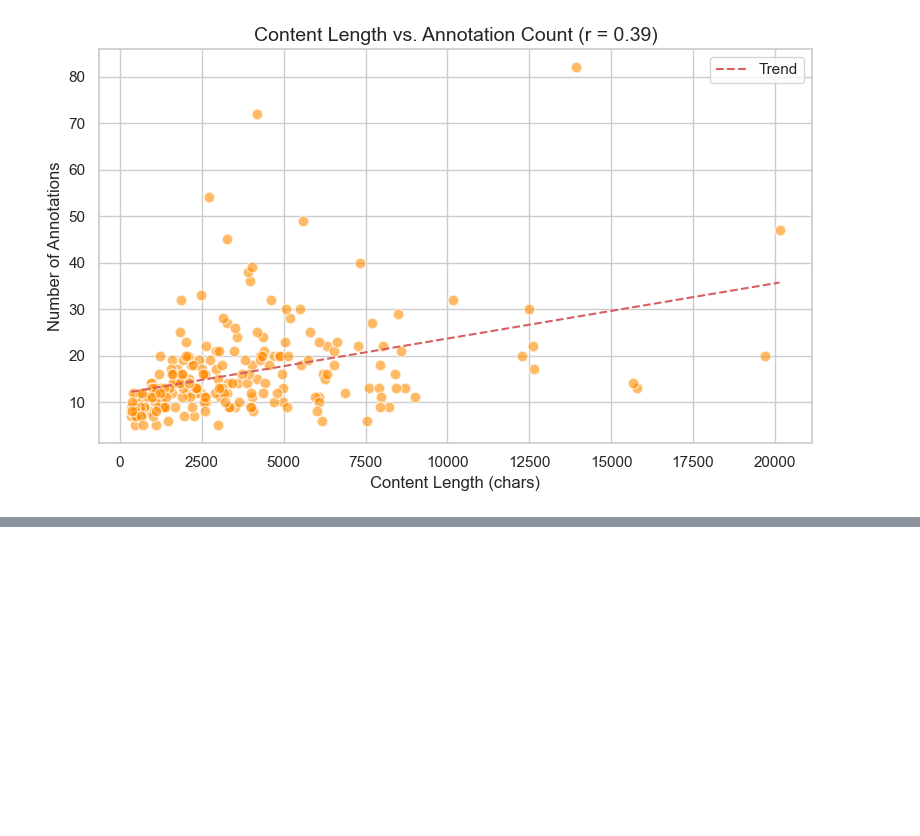
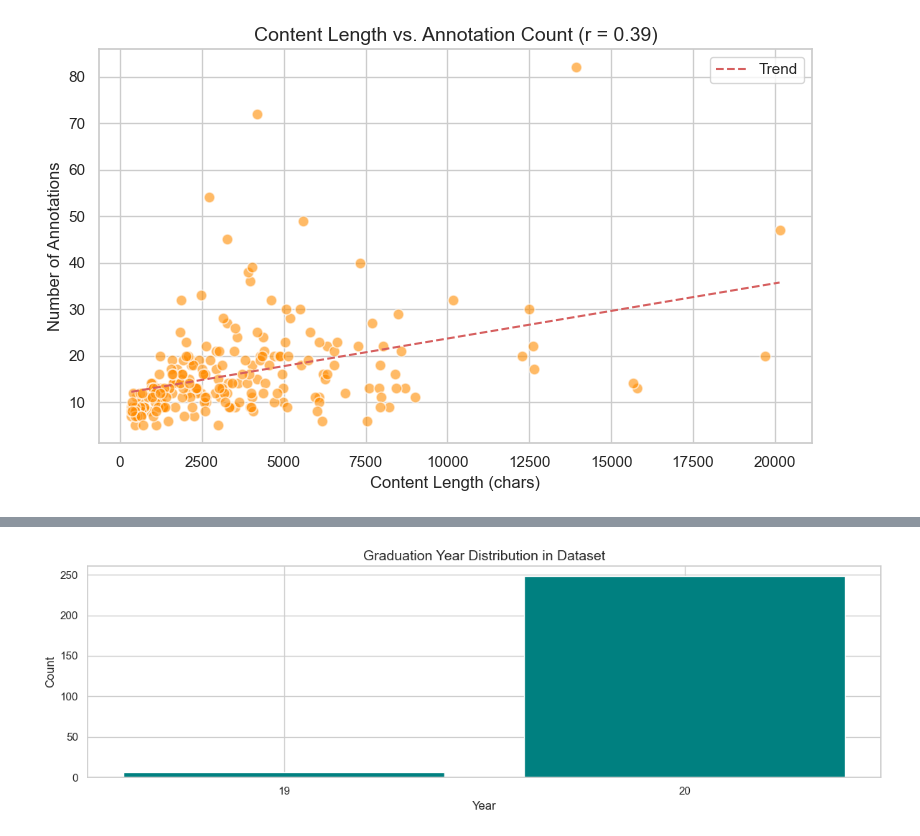
Before and after one commit to michellaprojects/nlp-ner, a Jupyter notebook: notebooks/EDA2.ipynb, the cells around one changed output, grey strips where cells are left out. Drawn from its saved outputs; the diff is of its cells as text; code cells hidden in the pictures; blank space fills up the shorter version.

```diff
--- a/notebooks/EDA2.ipynb
+++ b/notebooks/EDA2.ipynb
@@ -223,0 +300,22 @@ plt.show()
+# %%
+# Graduation Year analysis
+grad_texts = df[df['label'] == 'Graduation Year']['entity_text']
+years_found = []
+for text in grad_texts:
+    found = re.findall(r'\b(19|20)\d{2}\b', text)
+    years_found.extend([int(y) for y in found])
+
+year_counts = Counter(years_found)
+sorted_years = sorted(year_counts.items())
+
+fig, ax = plt.subplots(figsize=(12, 4))
+ax.bar([y[0] for y in sorted_years], [y[1] for y in sorted_years],
+       color='teal', edgecolor='white')
+ax.set_title("Graduation Year Distribution in Dataset")
+ax.set_xlabel("Year")
+ax.set_ylabel("Count")
+ax.xaxis.set_major_locator(mticker.MaxNLocator(integer=True))
+plt.tight_layout()
+plt.show()
+# %% [output]
+[figure, added]
```
Also changed, not shown: parts of 4 cells of this notebook.
